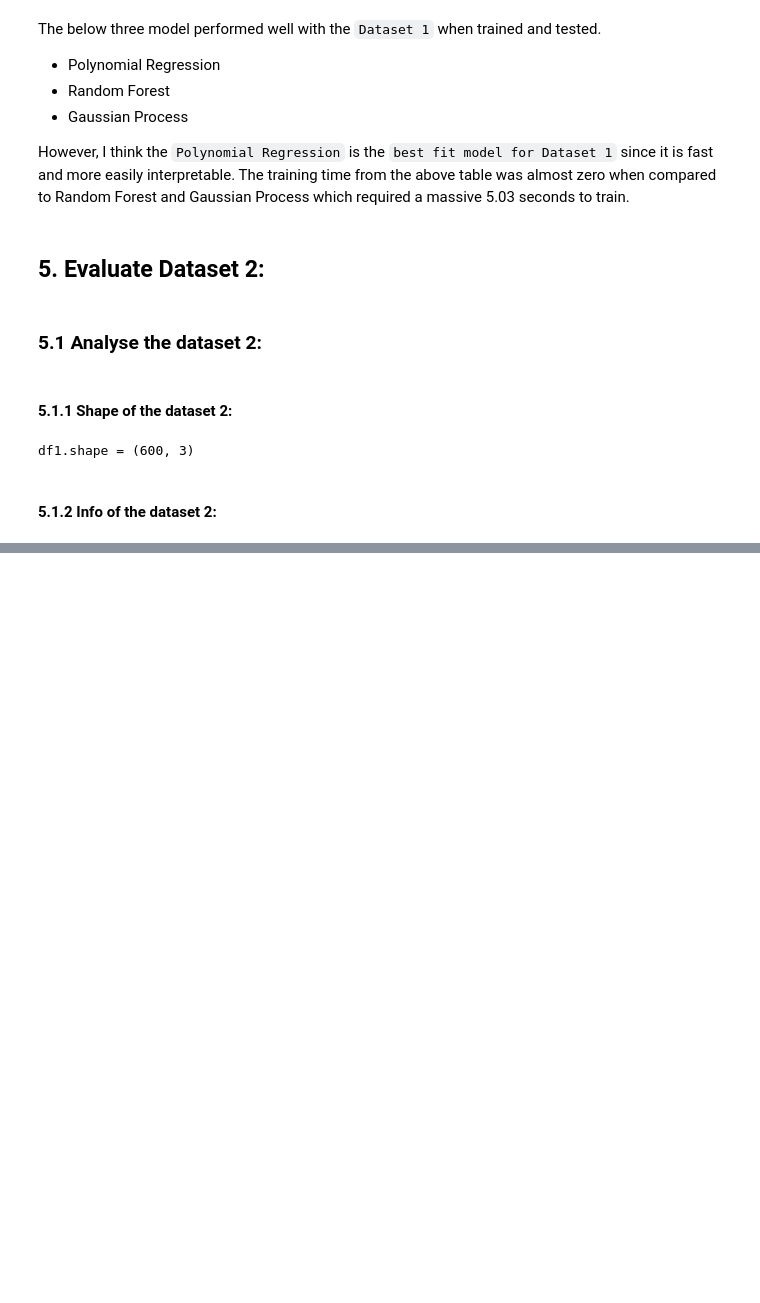
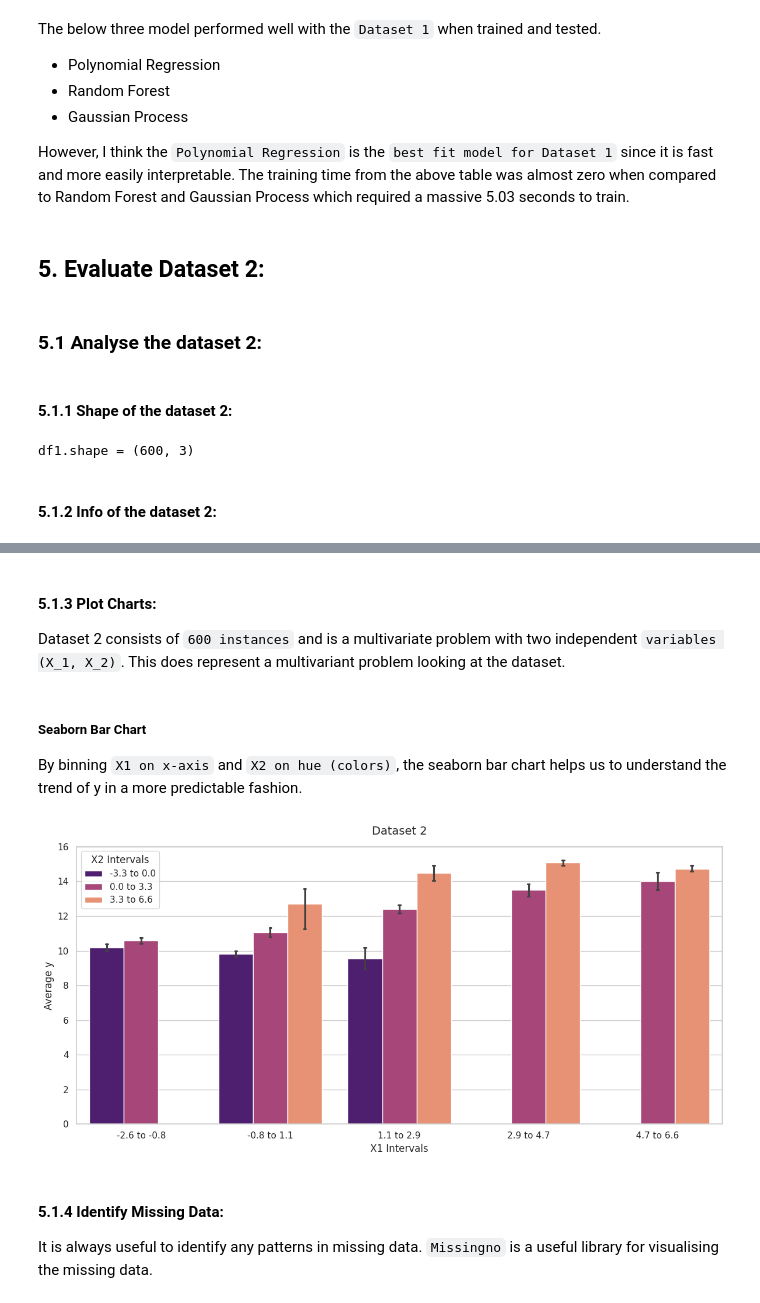
Before and after one commit to huzefar/oxford, a Jupyter notebook: CML/workspace/Task-1.ipynb, the cells around one changed output, grey strips where cells are left out. Drawn from its saved outputs; the diff is of its cells as text; code cells hidden in the pictures; blank space fills up the shorter version.

```diff
--- a/CML/workspace/Task-1.ipynb
+++ b/CML/workspace/Task-1.ipynb
@@ -403,0 +416,48 @@ df2.info()
+# %% [markdown]
+#### 5.1.3 Plot Charts:
+
+Dataset 2 consists of `600 instances` and is a multivariate problem with two independent `variables (X_1, X_2)`. This does represent a multivariant problem looking at the dataset.
+# %% [markdown]
+##### Seaborn Bar Chart
+
+By binning `X1 on x-axis` and `X2 on hue (colors)`, the seaborn bar chart helps us to understand the trend of y in a more predictable fashion.
+# %%
+# Bin X1 into groups on x-axis and X2 into groups of colors
+df2['X1_binned'] = pd.cut(df2['X1'], bins=5)
+df2['X2_binned'] = pd.cut(df2['X2'], bins=3)
+
+# Setup theme
+sns.set_theme(style="whitegrid")
+plt.figure(figsize=(12, 6))
+
+# Create the grouped bar chart
+ax = sns.barplot(
+    data=df2,
+    x='X1_binned',
+    y='y',
+    hue='X2_binned',
+    palette='magma',
+    capsize=0.05
+)
+
+# x-axis labels
+x1_labels = [f"{interval.left:.1f} to {interval.right:.1f}" for interval in df2['X1_binned'].cat.categories]
+ax.set_xticklabels(x1_labels, rotation=0)
+
+# Format the legend
+handles, labels = ax.get_legend_handles_labels()
+new_labels = [f"{pd.Interval(left=float(l.split(', ')[0][1:]), right=float(l.split(', ')[1][:-1])).left:.1f} to {pd.Interval(left=float(l.split(', ')[0][1:]), right=float(l.split(', ')[1][:-1])).right:.1f}" for l in labels]
+ax.legend(handles, new_labels, title="X2 Intervals", loc='upper left')
+
+# Plot setup
+plt.title("Dataset 2", fontsize=14, pad=15)
+plt.xlabel("X1 Intervals", fontsize=12)
+plt.ylabel("Average y", fontsize=12)
+plt.tight_layout()
+plt.show()
+# %% [output]
+[figure, added]
+# %% [markdown]
+#### 5.1.4 Identify Missing Data:
+It is always useful to identify any patterns in missing data.
+`Missingno` is a useful library for visualising the missing data.
```
Also changed, not shown: parts of 23 cells of this notebook.
